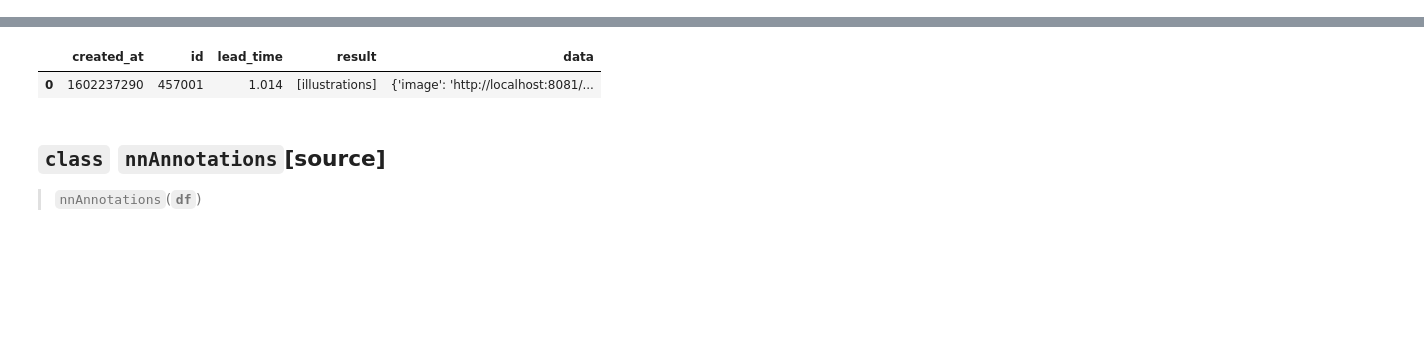
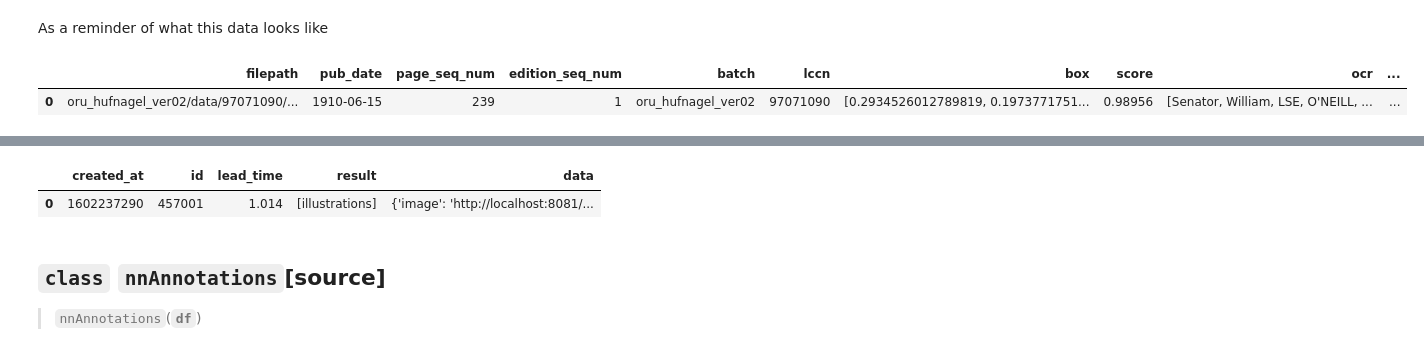
Before and after one commit to Living-with-machines/nnanno, a Jupyter notebook: nbs/02_annotate.ipynb, the cells around one changed output, grey strips where cells are left out. Drawn from its saved outputs; the diff is of its cells as text; code cells hidden in the pictures; blank space fills up the shorter version.

```diff
--- a/nbs/02_annotate.ipynb
+++ b/nbs/02_annotate.ipynb
@@ -32,4 +36,4 @@ from nnanno.sample import *
 # %%
 sampler = nnSampler()
 # %%
-sampler.create_sample(10, 'maps', start_year=1850, end_year=1860, year_sample=False)
+df = sampler.create_sample(50,'photos', start_year=1910, end_year=1920, year_sample=False)
@@ -56,0 +40,7 @@ sampler.download_sample('test_anno')
+# %% [markdown]
+As a reminder of what this data looks like
+# %%
+df.head(1)
+# %% [output]
+|  | filepath | pub_date | page_seq_num | edition_seq_num | batch | lccn | box | score | ocr | ... |
+| 0 | oru_hufnagel_ver02/data/97071090/... | 1910-06-15 | 239 | 1 | oru_hufnagel_ver02 | 97071090 | [0.2934526012789819, 0.1973771751... | 0.98956 | [Senator, William, LSE, O'NEILL, ... | ... |
```
Also changed, not shown: parts of 39 cells of this notebook, 1 other file.
